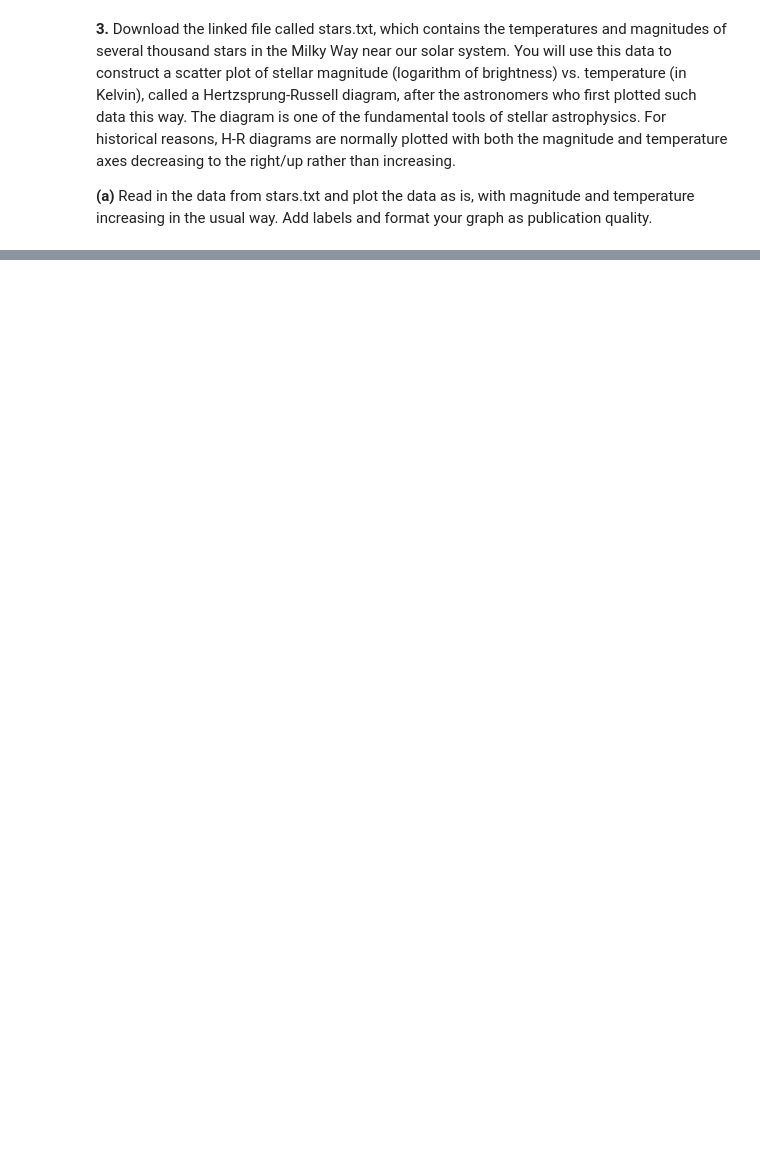
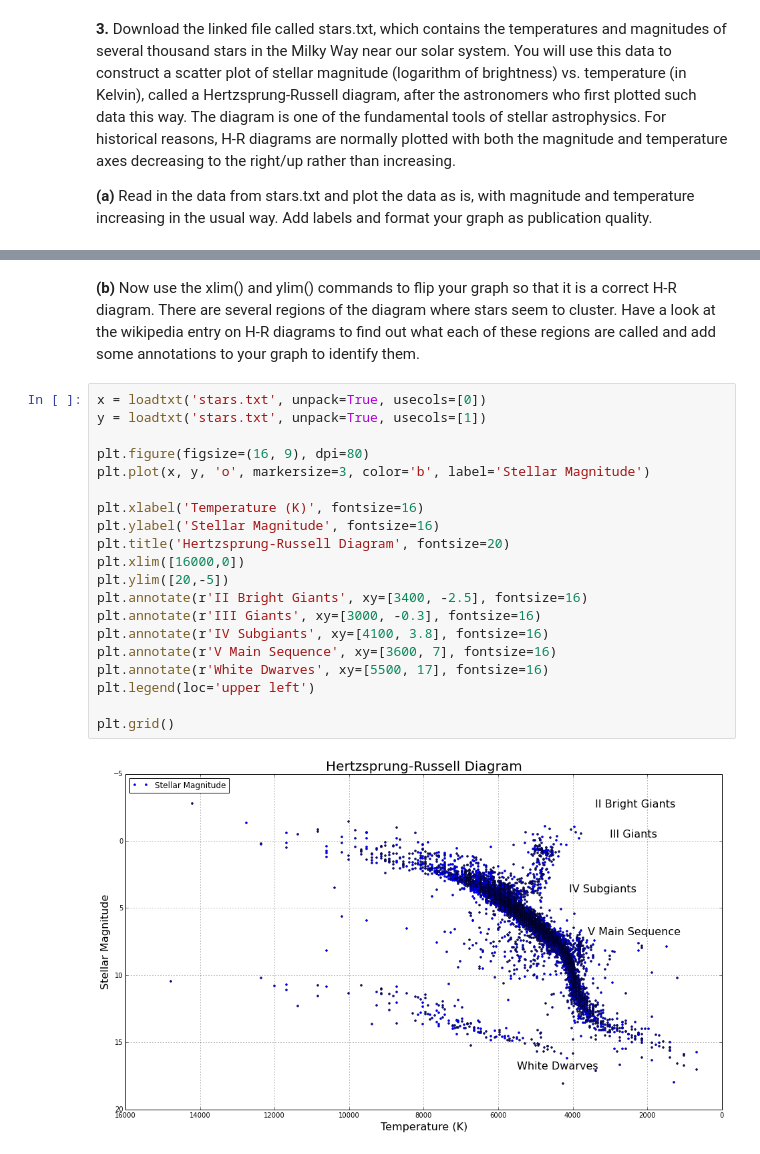
Before and after one commit to pnguye41/PHYS202-S14, a Jupyter notebook: Graphics/GraphicsExercises.ipynb, the cells around one changed output, grey strips where cells are left out. Saved outputs shown, nothing was run; the diff lists cells and outputs as text; blank space fills up the shorter version.

```diff
--- a/Graphics/GraphicsExercises.ipynb
+++ b/Graphics/GraphicsExercises.ipynb
@@ -169,0 +170,24 @@ plt.grid()
+# %% [markdown]
+**(b)** Now use the xlim() and ylim() commands to flip your graph so that it is a correct H-R diagram. There are several regions of the diagram where stars seem to cluster. Have a look at the wikipedia entry on H-R diagrams to find out what each of these regions are called and add some annotations to your graph to identify them.
+# %%
+x = loadtxt('stars.txt', unpack=True, usecols=[0])
+y = loadtxt('stars.txt', unpack=True, usecols=[1])
+
+plt.figure(figsize=(16, 9), dpi=80)
+plt.plot(x, y, 'o', markersize=3, color='b', label='Stellar Magnitude')
+
+plt.xlabel('Temperature (K)', fontsize=16)
+plt.ylabel('Stellar Magnitude', fontsize=16)
+plt.title('Hertzsprung-Russell Diagram', fontsize=20)
+plt.xlim([16000,0])
+plt.ylim([20,-5])
+plt.annotate(r'II Bright Giants', xy=[3400, -2.5], fontsize=16)
+plt.annotate(r'III Giants', xy=[3000, -0.3], fontsize=16)
+plt.annotate(r'IV Subgiants', xy=[4100, 3.8], fontsize=16)
+plt.annotate(r'V Main Sequence', xy=[3600, 7], fontsize=16)
+plt.annotate(r'White Dwarves', xy=[5500, 17], fontsize=16)
+plt.legend(loc='upper left')
+
+plt.grid()
+# %% [output]
+[figure, added]
```
Also changed, not shown: parts of 10 cells of this notebook, 4 other files.
